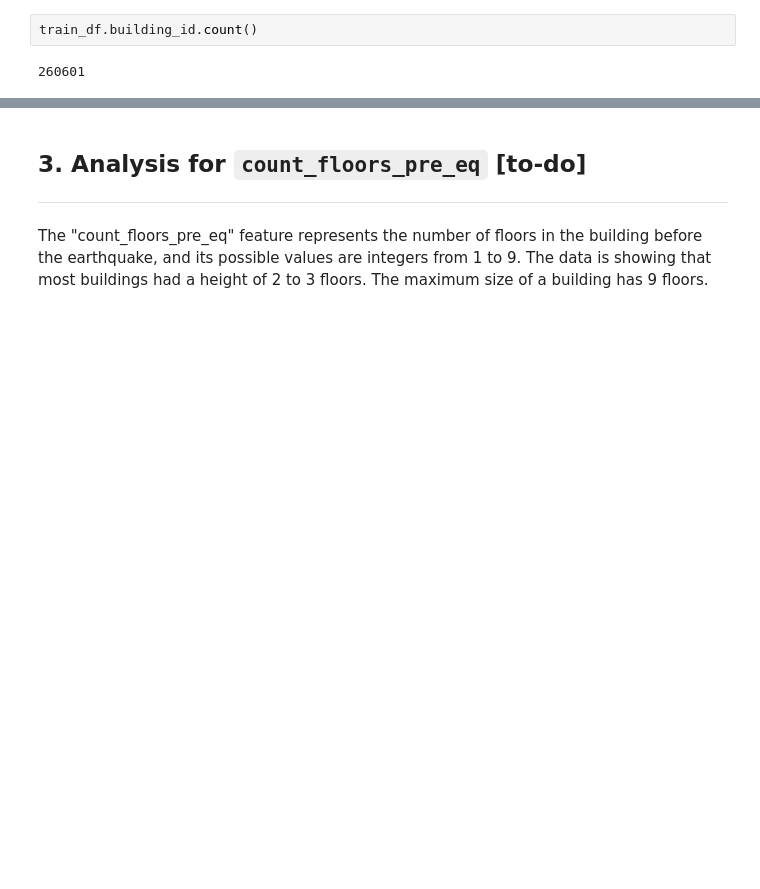
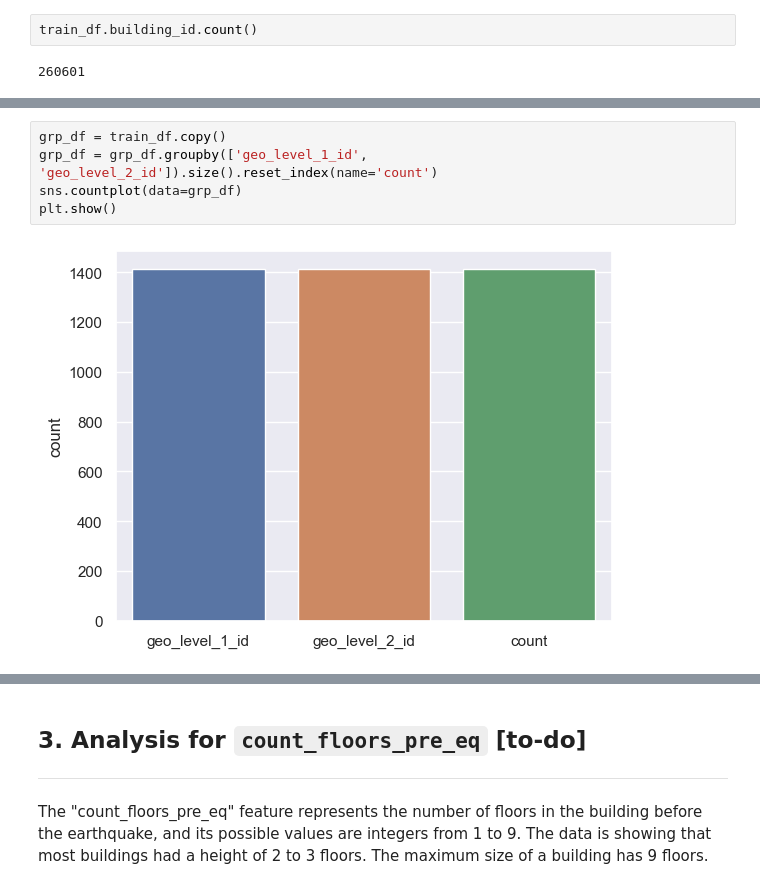
Before and after one commit to Sidies/-2015_Gorkha_earthquake_damage_prediction, a Jupyter notebook: notebooks/Exploration.ipynb, the cells around one changed output, grey strips where cells are left out. Drawn from its saved outputs; the diff is of its cells as text; blank space fills up the shorter version.

```diff
--- a/notebooks/Exploration.ipynb
+++ b/notebooks/Exploration.ipynb
@@ -132,0 +180,7 @@ train_df.building_id.count()
+# %%
+grp_df = train_df.copy()
+grp_df = grp_df.groupby(['geo_level_1_id', 'geo_level_2_id']).size().reset_index(name='count')
+sns.countplot(data=grp_df)
+plt.show()
+# %% [output]
+[figure, added]
```
Also changed, not shown: parts of 10 cells of this notebook.
